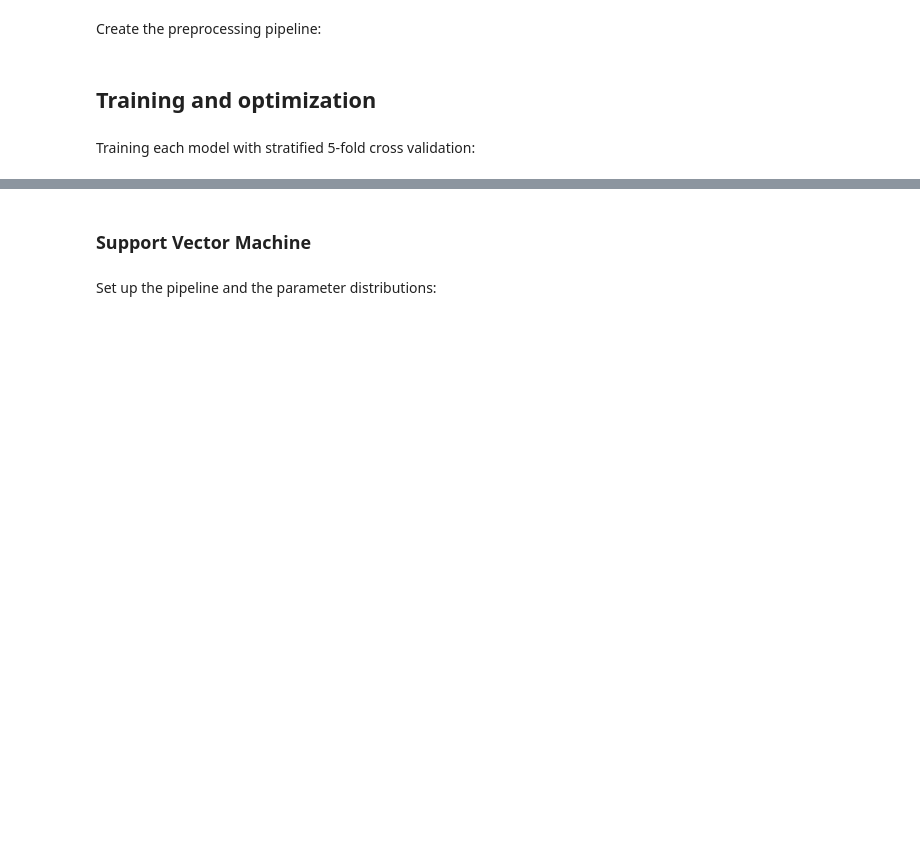
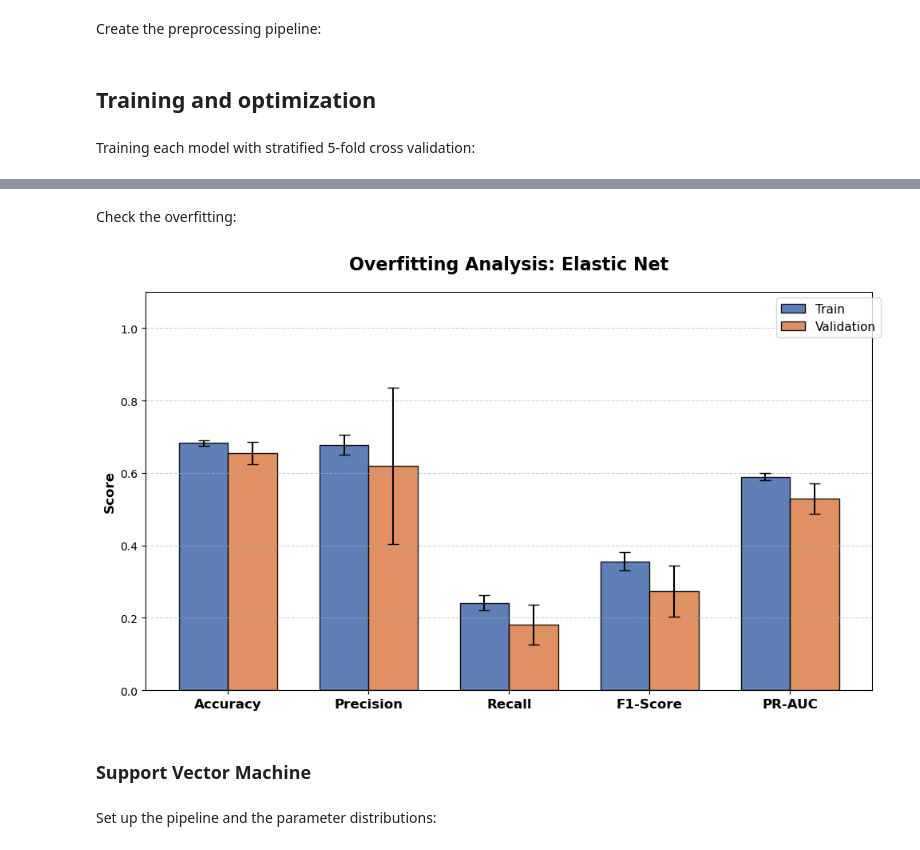
Before and after one commit to MiguelGomGar/TFM, a Jupyter notebook: notebooks/models_testing.ipynb, the cells around one changed output, grey strips where cells are left out. Saved outputs shown, nothing was run; the diff lists cells and outputs as text; code cells hidden in the pictures; blank space fills up the shorter version.

```diff
--- a/notebooks/models_testing.ipynb
+++ b/notebooks/models_testing.ipynb
@@ -150,3 +199,11 @@ my_cv = StratifiedKFold(n_splits=5, shuffle=True, random_state=42)
+# %% [markdown]
+Check the overfitting:
+# %%
+plot_overfitting_bars(train_metrics_mean_EN, val_metrics_mean_EN,
+                    train_metrics_std_EN, val_metrics_std_EN,
+                    model_name="Elastic Net")
+# %% [output]
+[figure, added]
 # %% [markdown]
 ### Support Vector Machine
 # %% [markdown]
```
Also changed, not shown: parts of 18 cells of this notebook.
